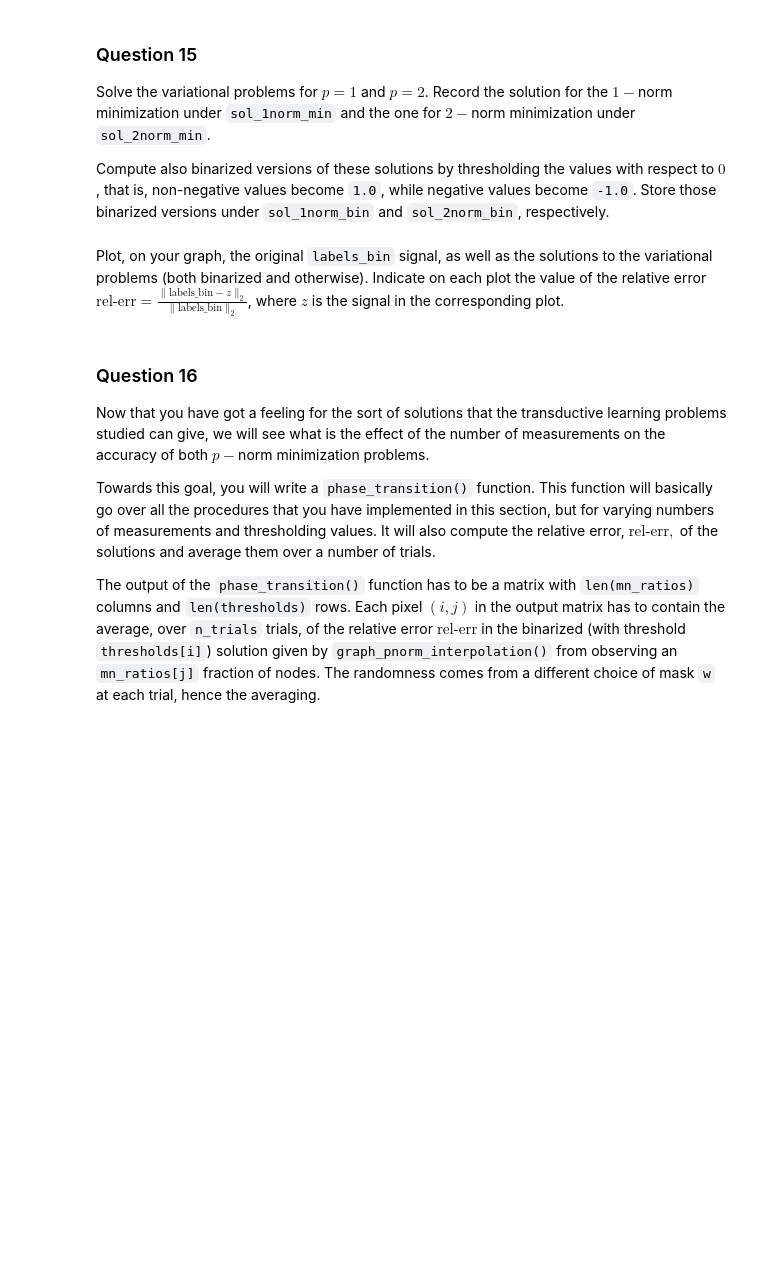
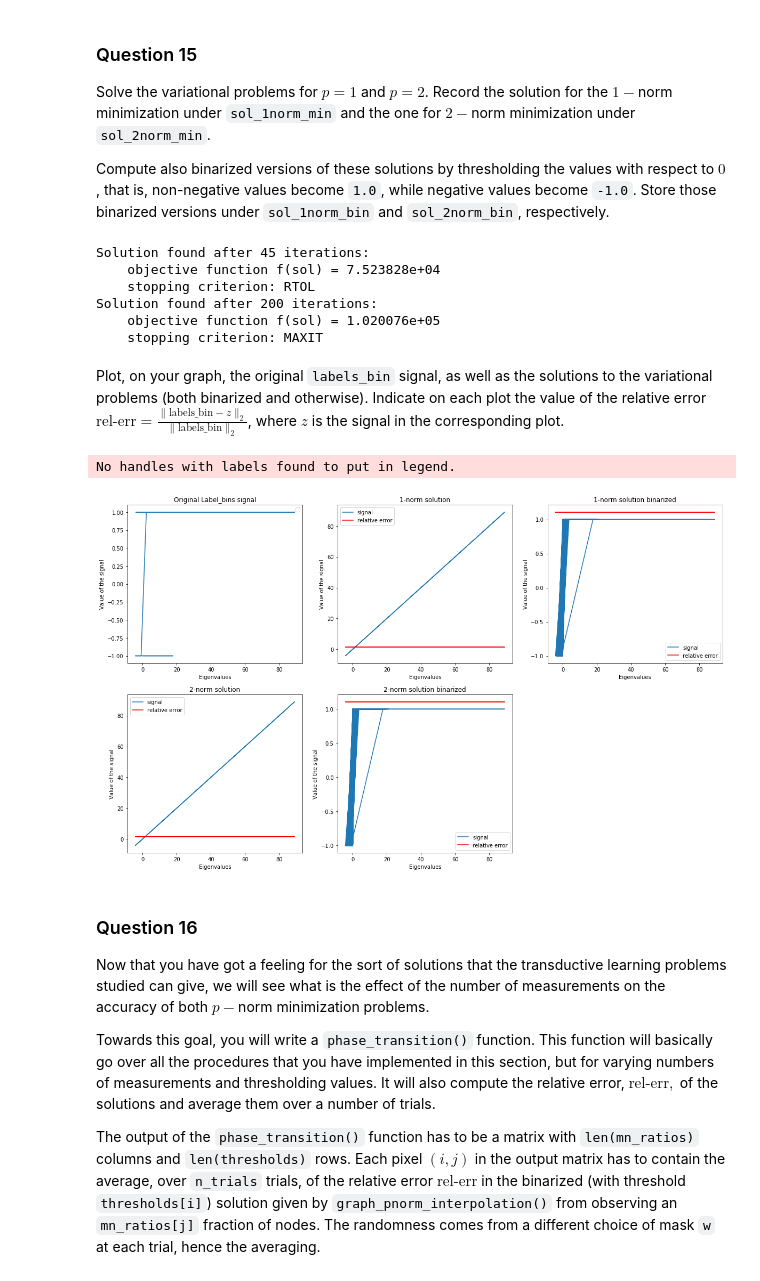
Before and after one commit to Adirlou/ntds_2018, a Jupyter notebook: 4_graph_signal_processing.ipynb, the cells around one changed output. Cells and saved outputs as stored; diff of their text form; code cells hidden in the pictures; blank space fills up the shorter version.

```diff
--- a/4_graph_signal_processing.ipynb
+++ b/4_graph_signal_processing.ipynb
@@ -486,3 +568,7 @@ def P(a):
+# %%
+def P(a):
+    b = np.array([ labels_bin[i] if w[i] else a[i] for i in range(len(a))])
+    return b
 # %% [markdown]
 ### Question 15
 
@@ -502,5 +578,70 @@ sol_2norm_bin = # Your code here.
+# %%
+# ERROR . TODO
+sol_1norm_min = graph_pnorm_interpolation(gradient, P, x0=e ,p=1.)
+# ERROR . TODO
+sol_2norm_min = graph_pnorm_interpolation(gradient, P, x0=e, p=2.)
+
+threshold = 0
+
+sol_1norm_bin = np.sign(sol_1norm_min)
+
+sol_2norm_bin = np.sign(sol_2norm_min)
+# %% [output]
+Solution found after 45 iterations:
+    objective function f(sol) = 7.523828e+04
+    stopping criterion: RTOL
+Solution found after 200 iterations:
+    objective function f(sol) = 1.020076e+05
+    stopping criterion: MAXIT
 # %% [markdown]
 Plot, on your graph, the original `labels_bin` signal, as well as the solutions to the variational problems (both binarized and otherwise). Indicate on each plot the value of the relative error $\text{rel-err} = \frac{\|\text{labels_bin} - z\|_2}{\|\text{labels_bin}\|_2}$, where $z$ is the signal in the corresponding plot.
+# %%
+plt.figure(figsize=(20, 12))
+
+plt.subplot(231)
+plt.plot(e, labels_bin)
+#plt.plot(e, np.full((len(e),), rel_err(labels, labels)), color = 'red', label = 'relative error')
+plt.xlabel('Eigenvalues')
+plt.ylabel('Value of the signal')
+plt.title('Original Label_bins signal')
+plt.legend()
+
+plt.subplot(232)
+plt.plot(e, sol_1norm_min, label = 'signal')
+plt.plot(e, np.full((len(e),), rel_err(labels, sol_1norm_min)), color = 'red', label = 'relative error')
+plt.xlabel('Eigenvalues')
+plt.ylabel('Value of the signal')
+plt.title('1-norm solution')
+plt.legend()
+
+plt.subplot(233)
+plt.plot(e, sol_1norm_bin, label = 'signal')
+plt.plot(e, np.full((len(e),), rel_err(labels, sol_1norm_bin)), color = 'red', label = 'relative error')
+plt.xlabel('Eigenvalues')
+plt.ylabel('Value of the signal')
+plt.title('1-norm solution binarized')
+plt.legend()
+
+plt.subplot(234)
+plt.plot(e, sol_2norm_min, label = 'signal')
+plt.plot(e, np.full((len(e),), rel_err(labels, sol_2norm_min)), color = 'red', label = 'relative error')
+plt.xlabel('Eigenvalues')
+plt.ylabel('Value of the signal')
+plt.title('2-norm solution')
+plt.legend()
+
+plt.subplot(235)
+plt.plot(e, sol_2norm_bin, label = 'signal')
+plt.plot(e, np.full((len(e),), rel_err(labels, sol_2norm_bin)), color = 'red', label = 'relative error')
+plt.xlabel('Eigenvalues')
+plt.ylabel('Value of the signal')
+plt.title('2-norm solution binarized')
+plt.legend()
+
+plt.show()
+# %% [output]
+No handles with labels found to put in legend.
+[figure, added]
 # %% [markdown]
 ### Question 16
 
```
Also changed, not shown: parts of 32 cells of this notebook, 1 other file.
